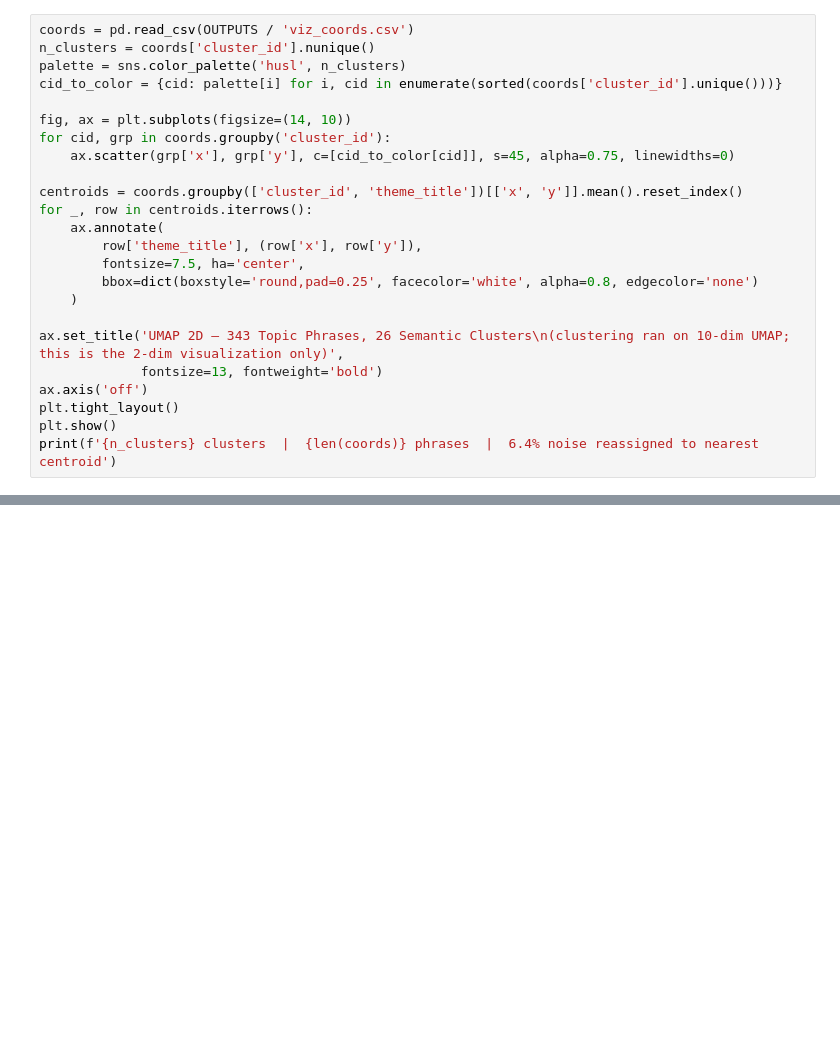
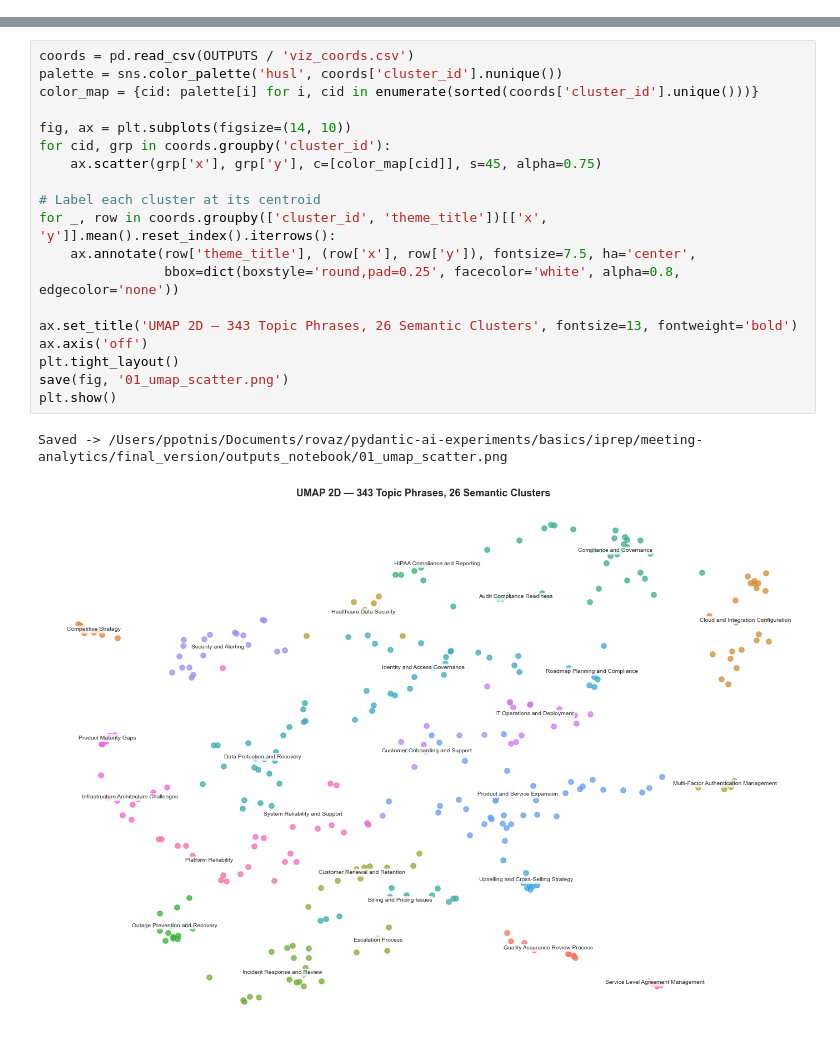
Before and after one commit to rohanvazir123/pydantic-ai-experiments, a Jupyter notebook: basics/iprep/meeting-analytics/final_version/meeting_analytics.ipynb, the cells around one changed output, grey strips where cells are left out. Drawn from its saved outputs; the diff is of its cells as text; blank space fills up the shorter version.

```diff
--- a/basics/iprep/meeting-analytics/final_version/meeting_analytics.ipynb
+++ b/basics/iprep/meeting-analytics/final_version/meeting_analytics.ipynb
@@ -187,24 +0,0 @@ Three methods were evaluated:
-# %%
-coords = pd.read_csv(OUTPUTS / 'viz_coords.csv')
-n_clusters = coords['cluster_id'].nunique()
-palette = sns.color_palette('husl', n_clusters)
-cid_to_color = {cid: palette[i] for i, cid in enumerate(sorted(coords['cluster_id'].unique()))}
-
-fig, ax = plt.subplots(figsize=(14, 10))
-for cid, grp in coords.groupby('cluster_id'):
-    ax.scatter(grp['x'], grp['y'], c=[cid_to_color[cid]], s=45, alpha=0.75, linewidths=0)
-
-centroids = coords.groupby(['cluster_id', 'theme_title'])[['x', 'y']].mean().reset_index()
-for _, row in centroids.iterrows():
-    ax.annotate(
-        row['theme_title'], (row['x'], row['y']),
-        fontsize=7.5, ha='center',
-        bbox=dict(boxstyle='round,pad=0.25', facecolor='white', alpha=0.8, edgecolor='none')
-    )
-
-ax.set_title('UMAP 2D — 343 Topic Phrases, 26 Semantic Clusters\n(clustering ran on 10-dim UMAP; this is the 2-dim visualization only)',
-             fontsize=13, fontweight='bold')
-ax.axis('off')
-plt.tight_layout()
-plt.show()
-print(f'{n_clusters} clusters  |  {len(coords)} phrases  |  6.4% noise reassigned to nearest centroid')
@@ -787,0 +412,22 @@ if result.returncode != 0:
+# %%
+coords = pd.read_csv(OUTPUTS / 'viz_coords.csv')
+palette = sns.color_palette('husl', coords['cluster_id'].nunique())
+color_map = {cid: palette[i] for i, cid in enumerate(sorted(coords['cluster_id'].unique()))}
+
+fig, ax = plt.subplots(figsize=(14, 10))
+for cid, grp in coords.groupby('cluster_id'):
+    ax.scatter(grp['x'], grp['y'], c=[color_map[cid]], s=45, alpha=0.75)
+
+# Label each cluster at its centroid
+for _, row in coords.groupby(['cluster_id', 'theme_title'])[['x', 'y']].mean().reset_index().iterrows():
+    ax.annotate(row['theme_title'], (row['x'], row['y']), fontsize=7.5, ha='center',
+                bbox=dict(boxstyle='round,pad=0.25', facecolor='white', alpha=0.8, edgecolor='none'))
+
+ax.set_title('UMAP 2D — 343 Topic Phrases, 26 Semantic Clusters', fontsize=13, fontweight='bold')
+ax.axis('off')
+plt.tight_layout()
+save(fig, '01_umap_scatter.png')
+plt.show()
+# %% [output]
+Saved -> /Users/ppotnis/Documents/rovaz/pydantic-ai-experiments/basics/iprep/meeting-analytics/final_version/outputs_notebook/01_umap_scatter.png
+[figure, added]
```
Also changed, not shown: parts of 51 cells of this notebook.
